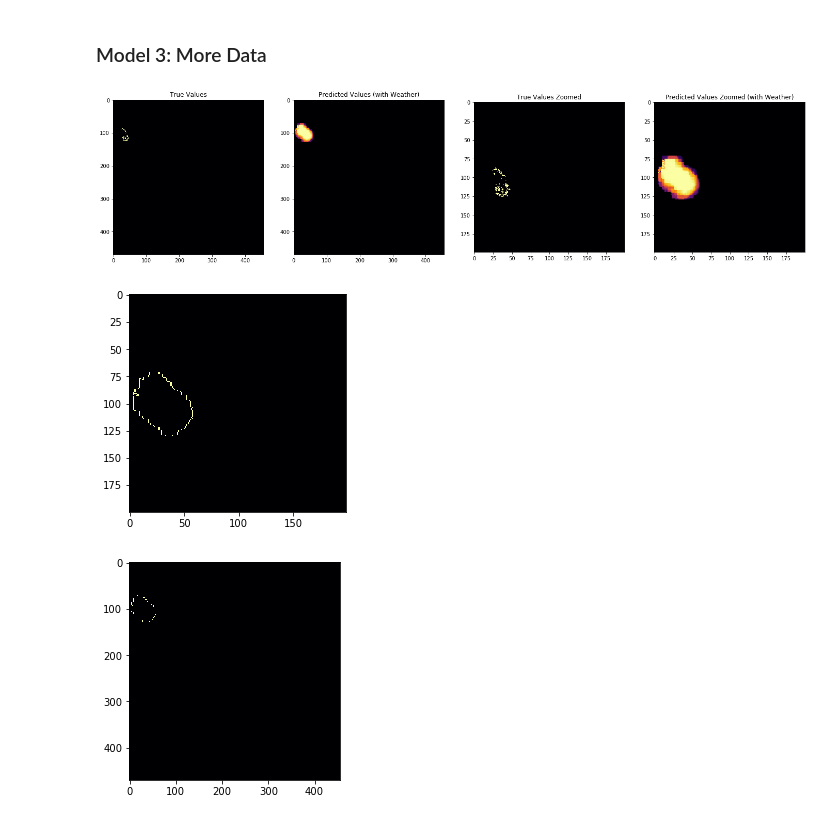
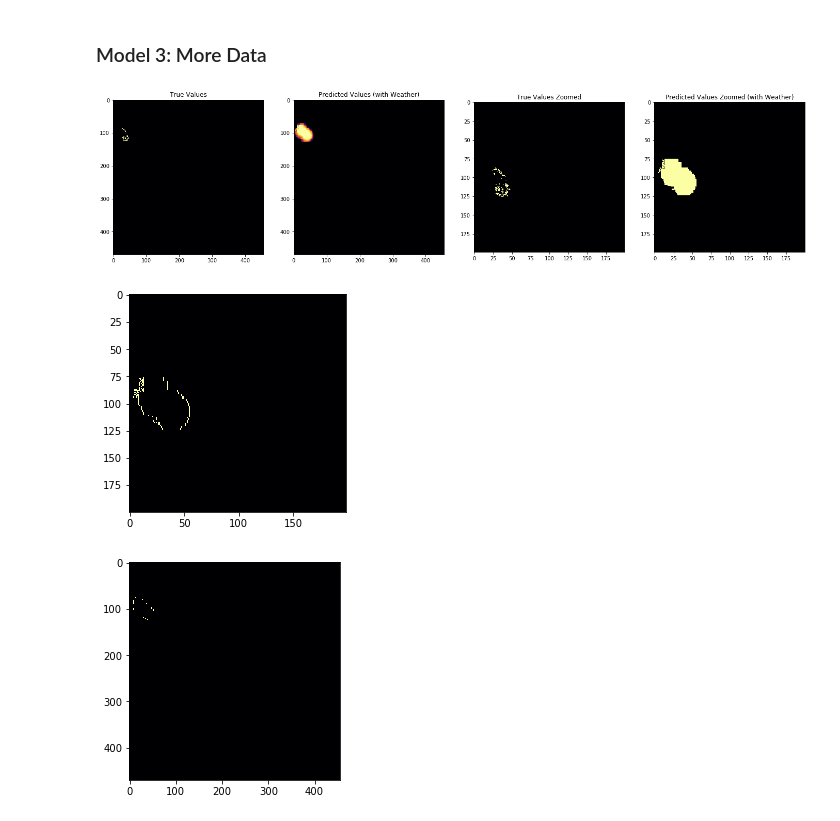
Before and after one commit to lchutny/wildfireplus, a Jupyter notebook: CNN_data_viz.ipynb, the cells around one changed output. Cells and saved outputs as stored; diff of their text form; code cells hidden in the pictures.

```diff
--- a/CNN_data_viz.ipynb
+++ b/CNN_data_viz.ipynb
@@ -117,11 +117,11 @@ def data_processing(directory):
         tiff_dict[k] = f
 
     # convert to np array
-    fire_id = Image.open(tiff_dict['fireid'])
+    fire_id = Image.open(tiff_dict['BBfireid'])
     fire_id = np.array(fire_id)
     fire_id[fire_id == -9999] = 0
 
-    fireline = Image.open(tiff_dict['Global_fire_atlas_firelinecrop'])
+    fireline = Image.open(tiff_dict['BBfirelineCA'])
     fireline = np.array(fireline)
     fireline[fireline == -9999] = 0
 
@@ -255,7 +255,7 @@ def process_fire_data_tiff(directory, file):
         tiff_dict[k] = f
 
     # convert day of burn tif to np array
-    fire_dob = Image.open(tiff_dict['Global_fire_atlas_dobcrop'])
+    fire_dob = Image.open(tiff_dict['BBdayofburnCA'])
     fire_dob = np.array(fire_dob)
     fire_dob[fire_dob == -9999] = 0
 
@@ -327,7 +327,7 @@ def process_fire_data_png(directory, file):
         png_dict[k] = f
 
     # convert day of burn tif to np array
-    fire_dob = Image.open(tiff_dict['Global_fire_atlas_dobcrop'])
+    fire_dob = Image.open(tiff_dict['BBdayofburnCA'])
     fire_dob = np.array(fire_dob)
     fire_dob[fire_dob == -9999] = 0
 
@@ -1158,29 +1171,31 @@ l = predict_day('140', '209', model_3, matrix_dim)
 m = l[0:200, 0:200]
 # %%
 # show results
+m = l[0:200, 0:200]
+m = np.where(m < 0.75, 0, 1)
 images_3 = [a, l, b, m]
 titles_3 = ["True Values", "Predicted Values (with Weather)", "True Values Zoomed", "Predicted Values Zoomed (with Weather)"]
 show_images(images_3, titles=titles_3)
 # %% [output]
-[figure, old version]
+[figure, new version]
 # %%
 # get outline of fire
 
 # zoomed
-n = np.rint(m)
+n = np.where(m < 0.9, 0, 1)
 n = np.diff(n)
 n = np.abs(n)
 plt.imshow(n, cmap='inferno', interpolation='nearest')
 plt.show()
 
 # not zoomed
-o = np.rint(l)
+o = np.where(l < 0.9, 0, 1)
 o = np.diff(o)
 o = np.abs(o)
 plt.imshow(o, cmap='inferno', interpolation='nearest')
 plt.show()
 # %% [output]
-[figure, old version]
+[figure, new version]
 [figure]
 # %%
 # overlay prediction with actual
```
Also changed, not shown: parts of 19 cells of this notebook, 2 other files.
